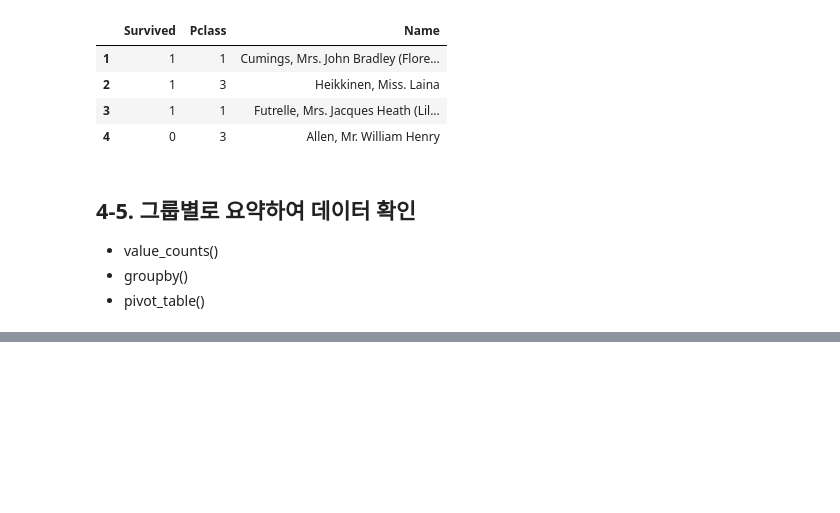
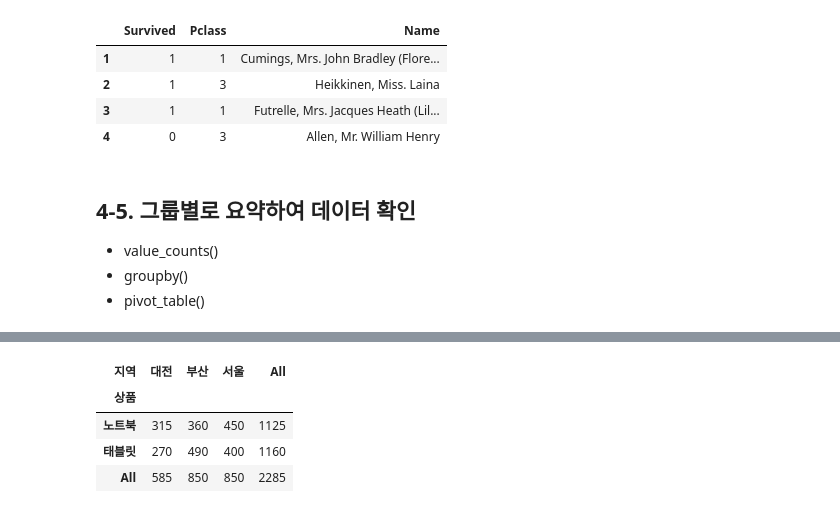
Before and after one commit to yangdamgyeong/lecture26_PyData26, a Jupyter notebook: AI기반데이터분석_04_판다스_데이터처리_실습.ipynb, the cells around one changed output, grey strips where cells are left out. Saved outputs shown, nothing was run; the diff lists cells and outputs as text; code cells hidden in the pictures; blank space fills up the shorter version.

```diff
--- a/AI기반데이터분석_04_판다스_데이터처리_실습.ipynb
+++ b/AI기반데이터분석_04_판다스_데이터처리_실습.ipynb
@@ -965,2 +1082,15 @@ sample_file = 'data/sales_sample.csv'
 # %%
 # 지역별·상품별 총매출을 구하고 행과 열의 합계 표시
+sales_df.pivot_table(
+    index='상품',
+    aggfunc = 'sum',
+    values ='매출',
+    columns='지역',
+    margins=True
+)
+# %% [output]
+| 지역 | 대전 | 부산 | 서울 | All |
+| 상품 |  |  |  |  |
+| 노트북 | 315 | 360 | 450 | 1125 |
+| 태블릿 | 270 | 490 | 400 | 1160 |
+| All | 585 | 850 | 850 | 2285 |
```
Also changed, not shown: parts of 14 cells of this notebook.
